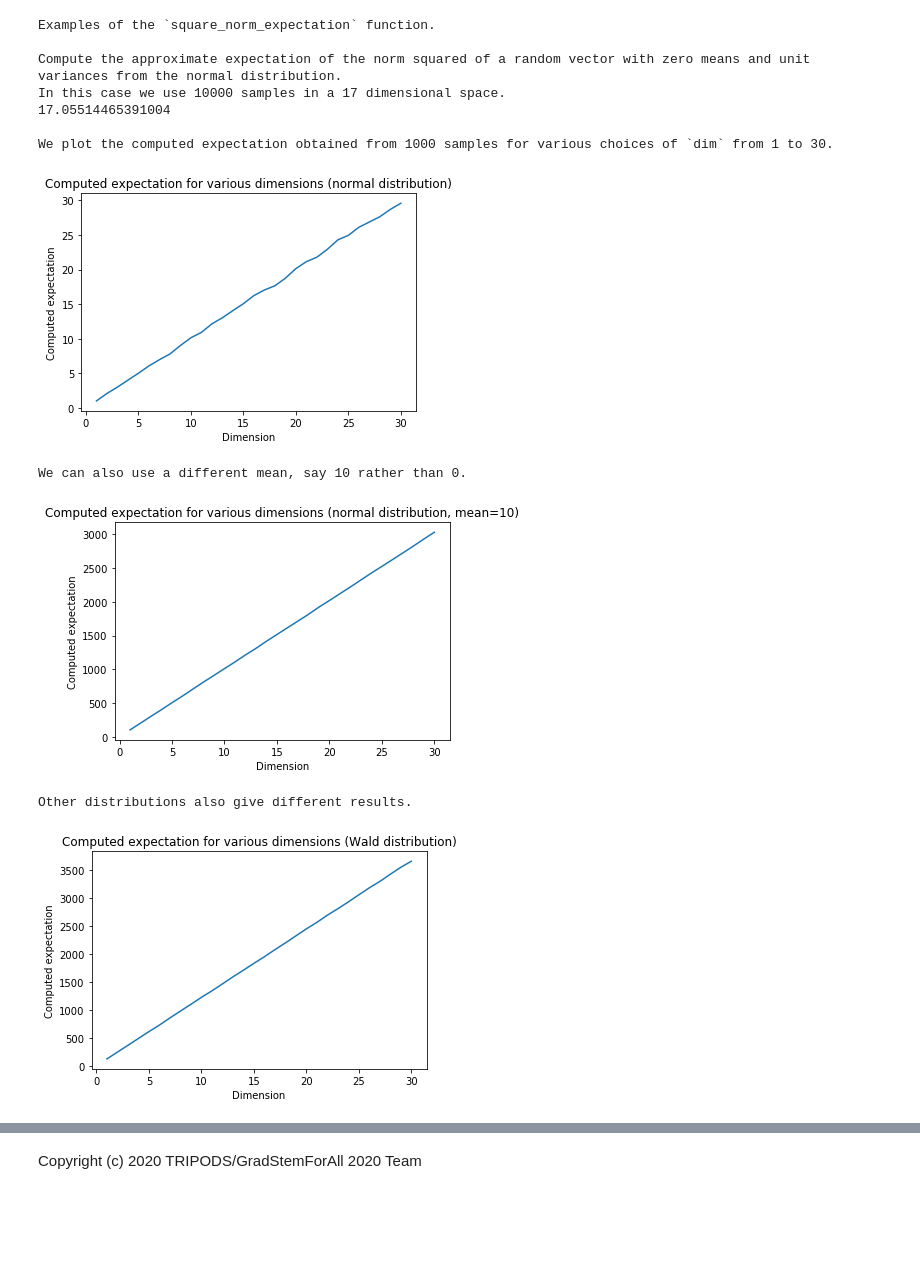
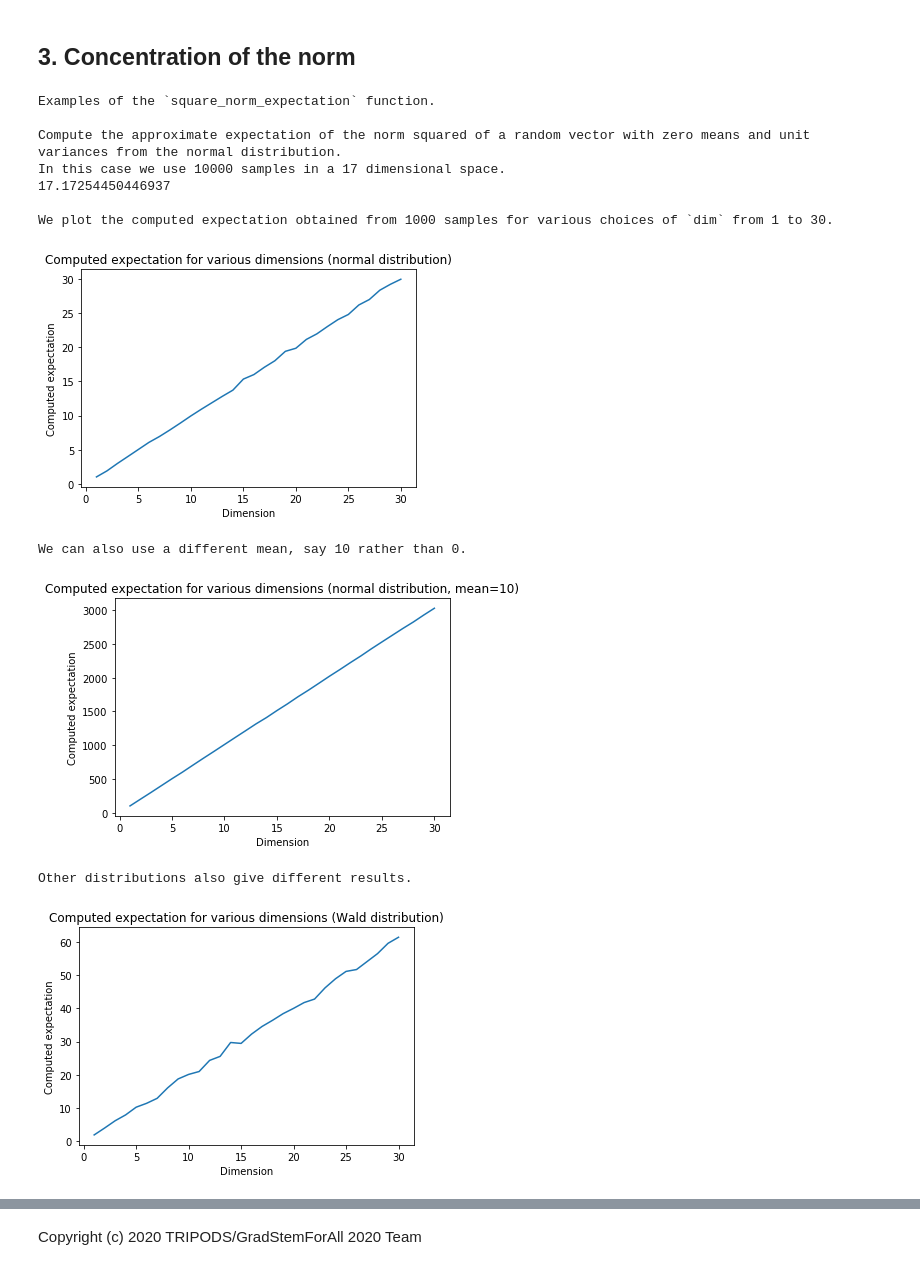
Before and after one commit to ArianNadjim/Tripods, a Jupyter notebook: Other Notebooks/norm_concentration.ipynb, the cells around one changed output, grey strips where cells are left out. Cells and saved outputs as stored; diff of their text form; code cells hidden in the pictures; blank space fills up the shorter version.

```diff
--- a/Other Notebooks/norm_concentration.ipynb
+++ b/Other Notebooks/norm_concentration.ipynb
@@ -19,31 +89,23 @@ class RandomVector:
         dim (int): The dimension in which the vector lies.
     """
 
-    def __init__(self,dim,distribution='standard_normal',mean=0,variance=1):
+    def __init__(self,dim,distribution=lambda dim: np.random.default_rng().standard_normal(dim)):
         """
         Args:
             dim (int): The dimension in which the vector lies.
-            distribution (str): The name of the distribution according to which the vector was generated.
-            mean = The mean of the distribution used.
-            sqrt_variance = The variance of the distribution used.
+            distribution (function): The distribution according to which the vector is generated.
+                This function should create a numpy array with `dim` many entries.
+                The list of available distributions in numpy can be found here:
+                https://numpy.org/doc/stable/reference/random/generator.html
+                These distributions can be passed in as pure (lambda) functions.
+                See examples below.
         """
 
         # Demand that `dim` is a natural number.
         assert dim>0 and type(dim) is int
+        self.components = distribution(dim)
         # Let the vector keep track of its dimension. (This is the same as its length.)
         self.dim = dim
-        # Make a random number generator.
-        rng = np.random.default_rng()
-        # Create a numpy array with `dim` many entries according to `distribution`.
-        # The list of available distributions can be found here:
-        # https://numpy.org/doc/stable/reference/random/generator.html
-        # They are all implemented differently and as such require hardcoding here.
-        if distribution == 'standard_normal':
-            self.components = np.array(rng.standard_normal(dim))
-        if distribution == 'wald':
-            self.components = np.array(rng.wald(1,1,dim))
-        # Change the mean and variance to the desired values.
-        self.components = mean+np.sqrt(variance)*self.components
 
     def __repr__(self):
         """
@@ -149,5 +221,7 @@ Compute the norm squared of `z`.
+# %% [markdown]
+## 3. Concentration of the norm
 # %%
-def square_norm_expectation(m,dim,distribution='standard_normal',mean=0,variance=1):
+def square_norm_expectation(m,dim,distribution=lambda dim: np.random.default_rng().standard_normal(dim)):
     """
     Given a random vector of dimension `dim` whose entries are random variables with zero means and unit variances we are told that the expected value of the norm squared is `dim`.
     This function tests this claim.
@@ -155,16 +229,14 @@ def square_norm_expectation(m,dim,distribution='standard_normal',mean=0,variance
     Args:
         m (int): The number of vectors we should use in our test.
         dim (int): The dimension of the ambient real vector space.
-        distribution (str): The name of the distribution according to which the vector was generated.
-        mean = The mean of the distribution used.
-        variance = The variance of the distribution used.
+        distribution (str): The distribution according to which the vector is generated.
 
     Returns:
         numpy.float64: The approximate expectation of the norm squared of such a random vector.
     """
 
-    # Create a set of `m` random vectors in the appropriate space.
-    vectors = frozenset(RandomVector(dim,distribution,mean,variance) for i in range(m))
+    # Create an immutable set of `m` random vectors in the appropriate space.
+    vectors = frozenset(RandomVector(dim,distribution) for i in range(m))
     # Make a tuple out of the norms squared of these vectors.
     norms_squared = tuple(x.norm_squared() for x in vectors)
     # Compute the average (counting measure expectation) and return it.
@@ -184,40 +256,35 @@ plt.title("Computed expectation for various dimensions (normal distribution)")
 plt.xlabel("Dimension")
 plt.ylabel("Computed expectation")
 plt.plot(x,y)
 plt.show()
 
 print('We can also use a different mean, say 10 rather than 0.')
 x = np.arange(1,31)
-y = np.array(tuple(square_norm_expectation(1000,dim,mean=10) for dim in range(1,31)))
+y = np.array(tuple(square_norm_expectation(1000,dim,lambda dim: rng.normal(10,size=dim)) for dim in range(1,31)))
 plt.title("Computed expectation for various dimensions (normal distribution, mean=10)")
 plt.xlabel("Dimension")
 plt.ylabel("Computed expectation")
 plt.plot(x,y)
 plt.show()
 
 print('Other distributions also give different results.')
 x = np.arange(1,31)
-y = np.array(tuple(square_norm_expectation(1000,dim,mean=10,distribution='wald') for dim in range(1,31)))
+y = np.array(tuple(square_norm_expectation(1000,dim,lambda dim: rng.wald(1,1,dim)) for dim in range(1,31)))
 plt.title("Computed expectation for various dimensions (Wald distribution)")
 plt.xlabel("Dimension")
 plt.ylabel("Computed expectation")
 plt.plot(x,y)
 plt.show()
-
-# To do:
-# 1) Explain the variance of the square norm expectation. Why is the line in the second example so much strighter?
-# 2) Normalize the square norm by the dimension and compute the standard deviation of this as dim goes to infinity.
-# 3) Plot random vectors in two dimensions normalized by their length. Look at the distribution of the distances between successive points on the circle.
 # %% [output]
 Examples of the `square_norm_expectation` function.
 
 Compute the approximate expectation of the norm squared of a random vector with zero means and unit variances from the normal distribution.
 In this case we use 10000 samples in a 17 dimensional space.
-17.05514465391004
+17.17254450446937
 
 We plot the computed expectation obtained from 1000 samples for various choices of `dim` from 1 to 30.
-[figure, old version]
+[figure, new version]
 We can also use a different mean, say 10 rather than 0.
 [figure]
 Other distributions also give different results.
-[figure, old version]
+[figure, new version]
```
Also changed, not shown: parts of 9 cells of this notebook.
